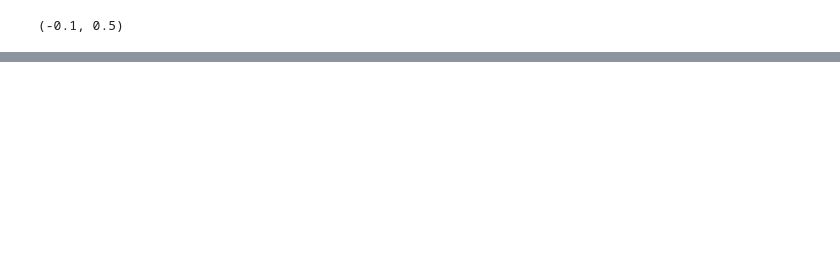
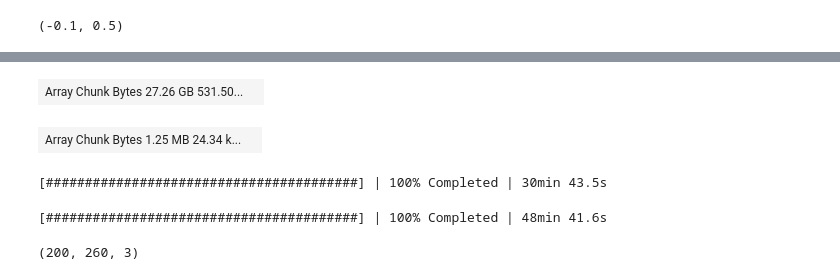
Before and after one commit to din14970/indexing_demo, a Jupyter notebook: Demo.ipynb, the cells around one changed output, grey strips where cells are left out. Drawn from its saved outputs; the diff is of its cells as text; code cells hidden in the pictures; blank space fills up the shorter version.

```diff
--- a/Demo.ipynb
+++ b/Demo.ipynb
@@ -296,0 +944,49 @@ def match_orientations(image, template_coordinates, template_intensities,
+# %%
+r_dim, theta_dim = _get_polar_pattern_shape(lazy_data, 1, 1)
+polar_chunking = (lazy_data.chunks[0], lazy_data.chunks[1], theta_dim, r_dim)
+polar_data = lazy_data.map_blocks(_chunk_to_polar,
+                                  1,
+                                  1,
+                                  True,
+                             dtype=np.float64,
+                             drop_axis=data_file.axes_manager.signal_indices_in_array,
+                             chunks=polar_chunking,
+                             new_axis=(2, 3),
+                            )
+polar_data
+# %% [output]
+| Array Chunk Bytes 27.26 GB 531.50... |  |
+# %%
+phase_library = diff_lib["steel"]
+positions, intensities = _simulations_to_arrays(phase_library["simulations"], 182)
+x = positions[:,0]
+y = positions[:,1]
+r, theta = _cartesian_positions_to_polar(x, y, delta_r = 1, delta_theta = 1)
+# map the indexation to the block
+indexation = polar_data.map_blocks(_index_chunk,
+                      r,
+                      theta,
+                      intensities,
+                      0.93,
+                      dtype=np.float64,
+                      drop_axis=data_file.axes_manager.signal_indices_in_array,
+                      chunks=(polar_data.chunks[0], polar_data.chunks[1], 3),
+                      new_axis=2,
+                      )
+indexation
+# %% [output]
+| Array Chunk Bytes 1.25 MB 24.34 k... |  |
+# %%
+with ProgressBar():
+    res_index_2 = indexation.compute(scheduler="threads", num_workers=4)
+# %% [output]
+[########################################] | 100% Completed | 30min 43.5s
+# %%
+with ProgressBar():
+    res_index = indexation.compute(scheduler="threads", num_workers=4)
+# %% [output]
+[########################################] | 100% Completed | 48min 41.6s
+# %%
+res_index.shape
+# %% [output]
+(200, 260, 3)
```
Also changed, not shown: parts of 82 cells of this notebook.
